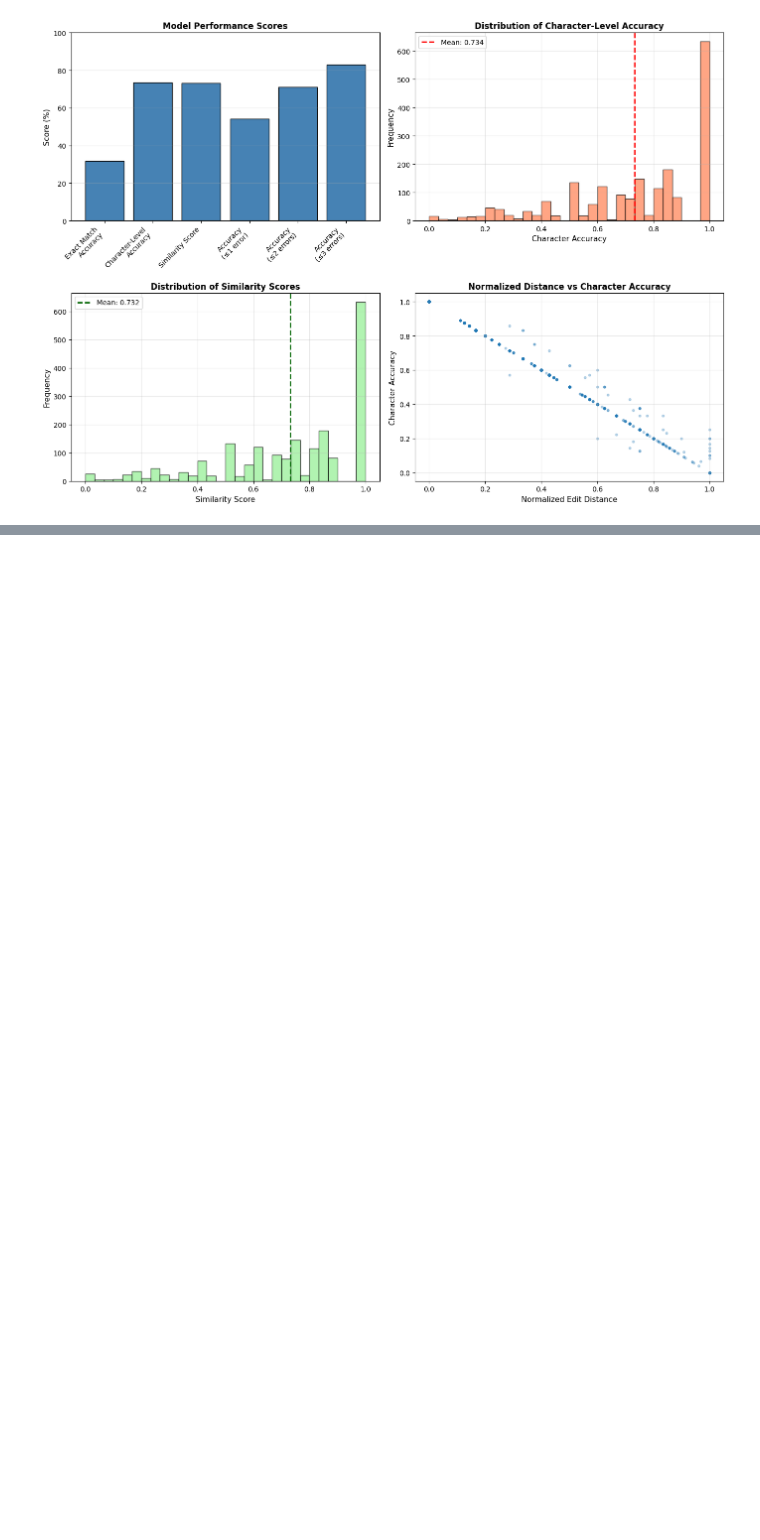
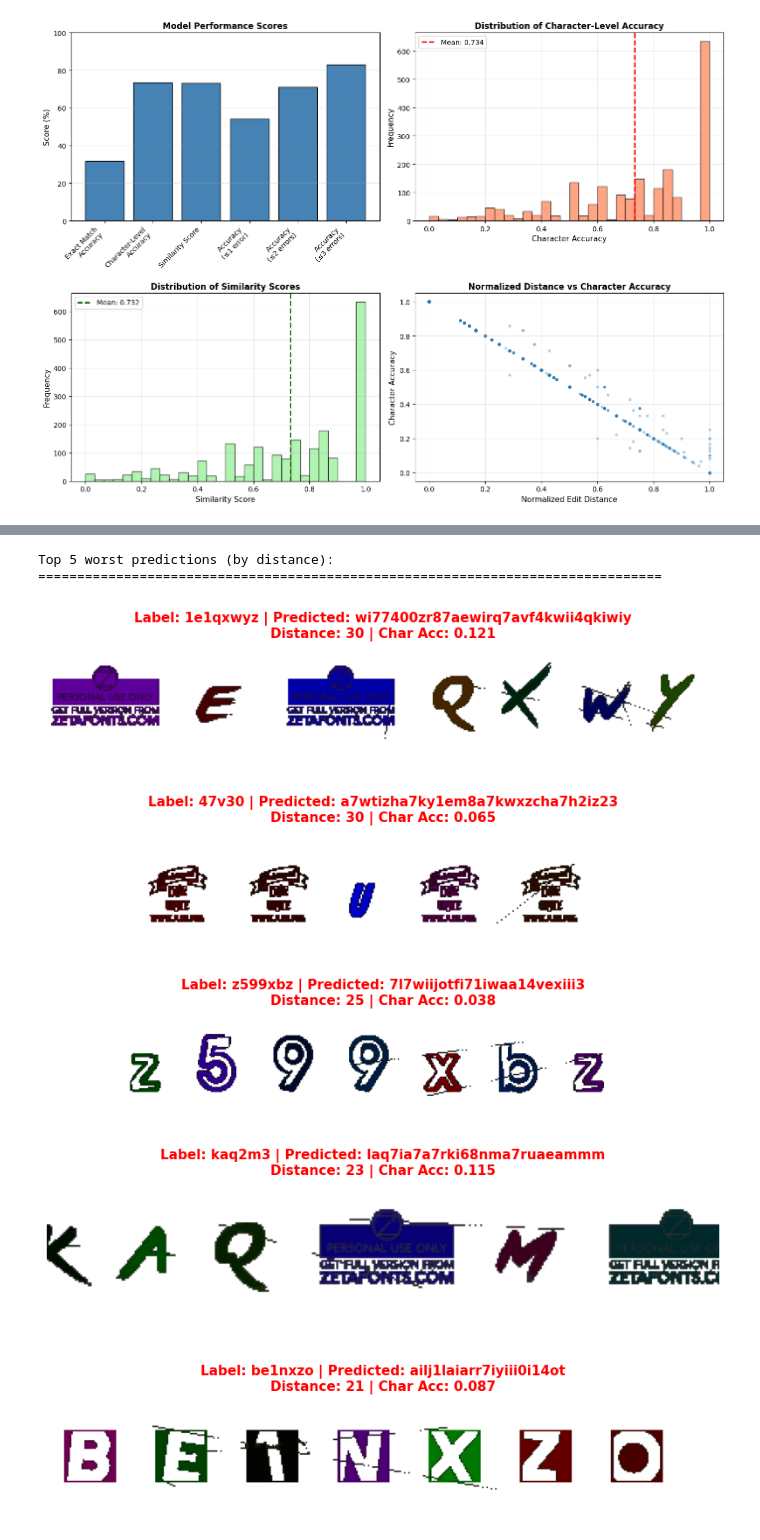
Before and after one commit to JCSnap/cs4243-project, a Jupyter notebook: test_analysis.ipynb, the cells around one changed output, grey strips where cells are left out. Drawn from its saved outputs; the diff is of its cells as text; code cells hidden in the pictures; blank space fills up the shorter version.

```diff
--- a/test_analysis.ipynb
+++ b/test_analysis.ipynb
@@ -331,0 +617,10 @@ plt.show()
+# %%
+view_worst_cases(max_display=5)     # View top 5 worst predictions
+# %% [output]
+Top 5 worst predictions (by distance):
+================================================================================
+[figure, added]
+[figure, added]
+[figure, added]
+[figure, added]
+[figure, added]
```
Also changed, not shown: parts of 6 cells of this notebook.
